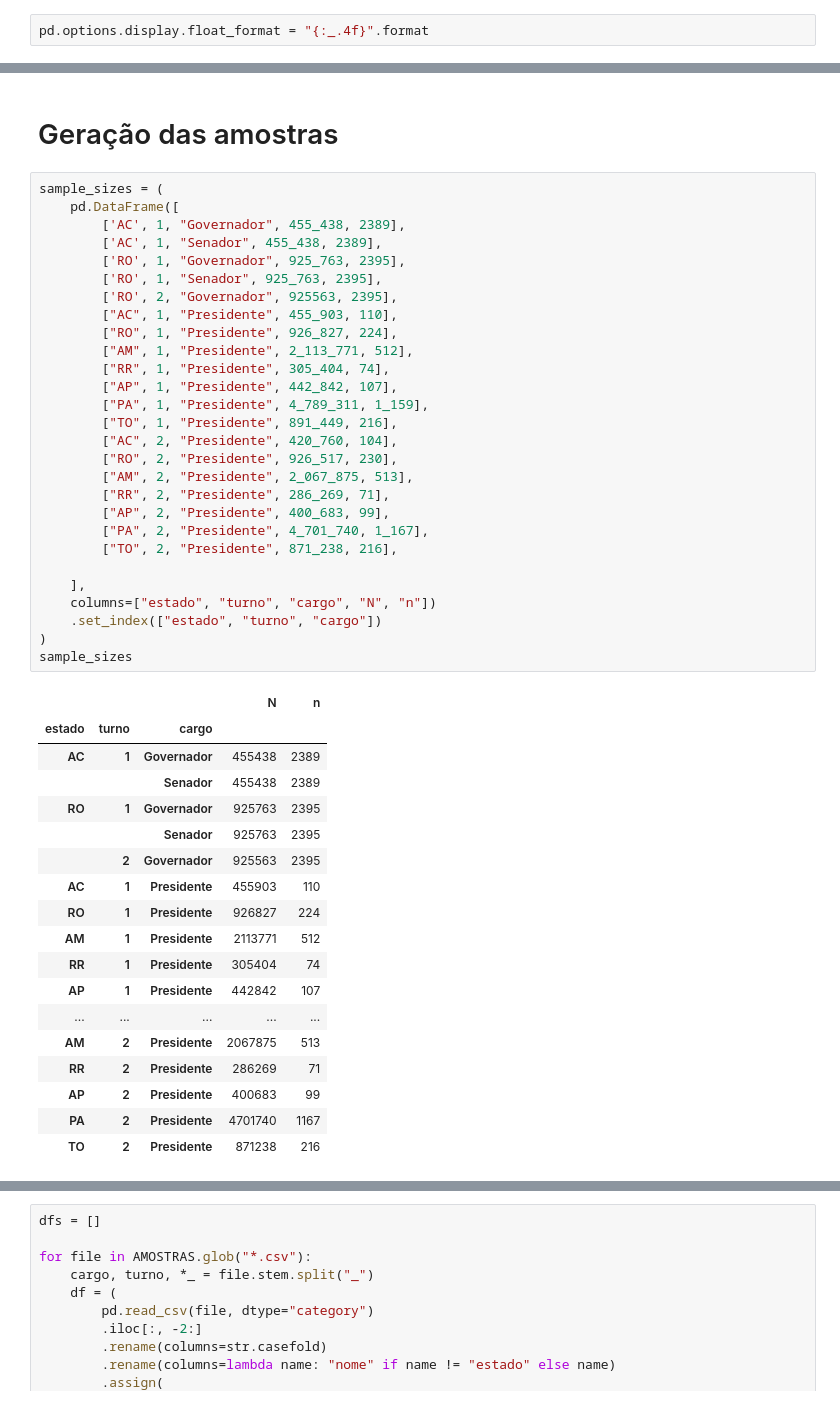
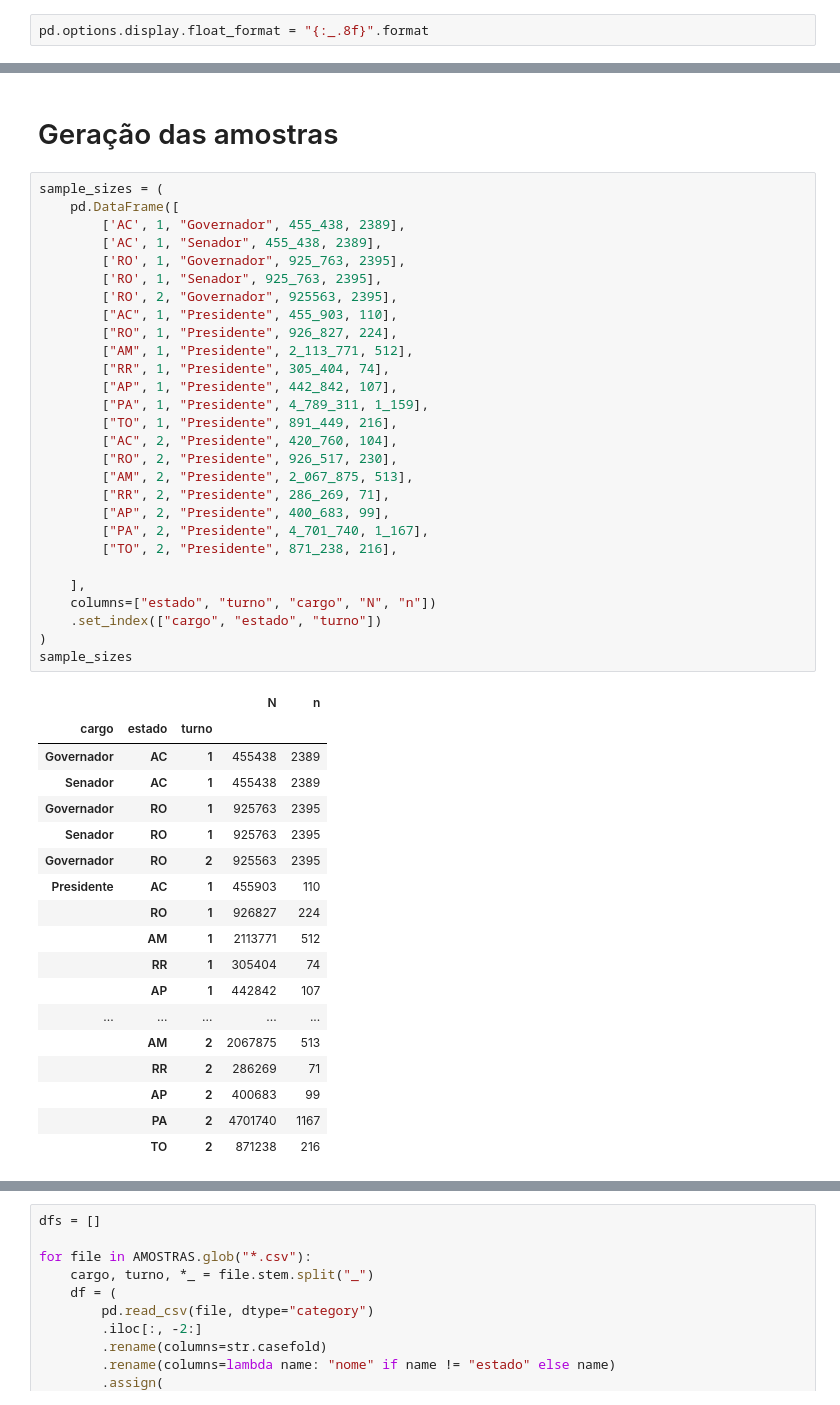
Before and after one commit to alinespereira/Pesquisa-Eleitoral---SME0807-2025S1-, a Jupyter notebook: proporcoes.ipynb, the cells around one changed output, grey strips where cells are left out. Cells and saved outputs as stored; diff of their text form.

```diff
--- a/proporcoes.ipynb
+++ b/proporcoes.ipynb
@@ -5,5 +6,5 @@ import pandas as pd
 # %%
-pd.options.display.float_format = "{:_.4f}".format
+pd.options.display.float_format = "{:_.8f}".format
 # %%
 DADOS: Path = Path(".").parent.resolve() / "data" / "raw"
 AMOSTRAS: Path = Path(".").parent.resolve() / "data" / "sample"
@@ -59,50 +64,50 @@ populacao = pd.concat(dfs).astype({
 # %%
 sample_sizes = (
     pd.DataFrame([
         ['AC', 1, "Governador", 455_438, 2389],
         ['AC', 1, "Senador", 455_438, 2389],
         ['RO', 1, "Governador", 925_763, 2395],
         ['RO', 1, "Senador", 925_763, 2395],
         ['RO', 2, "Governador", 925563, 2395],
         ["AC", 1, "Presidente", 455_903, 110],
         ["RO", 1, "Presidente", 926_827, 224],
         ["AM", 1, "Presidente", 2_113_771, 512],
         ["RR", 1, "Presidente", 305_404, 74],
         ["AP", 1, "Presidente", 442_842, 107],
         ["PA", 1, "Presidente", 4_789_311, 1_159],
         ["TO", 1, "Presidente", 891_449, 216],
         ["AC", 2, "Presidente", 420_760, 104],
         ["RO", 2, "Presidente", 926_517, 230],
         ["AM", 2, "Presidente", 2_067_875, 513],
         ["RR", 2, "Presidente", 286_269, 71],
         ["AP", 2, "Presidente", 400_683, 99],
         ["PA", 2, "Presidente", 4_701_740, 1_167],
         ["TO", 2, "Presidente", 871_238, 216],
 
     ],
     columns=["estado", "turno", "cargo", "N", "n"])
-    .set_index(["estado", "turno", "cargo"])
+    .set_index(["cargo", "estado", "turno"])
 )
 sample_sizes
 # %% [output]
 |  |  |  | N | n |
-| estado | turno | cargo |  |  |
-| AC | 1 | Governador | 455438 | 2389 |
-|  |  | Senador | 455438 | 2389 |
-| RO | 1 | Governador | 925763 | 2395 |
-|  |  | Senador | 925763 | 2395 |
-|  | 2 | Governador | 925563 | 2395 |
-| AC | 1 | Presidente | 455903 | 110 |
-| RO | 1 | Presidente | 926827 | 224 |
-| AM | 1 | Presidente | 2113771 | 512 |
-| RR | 1 | Presidente | 305404 | 74 |
-| AP | 1 | Presidente | 442842 | 107 |
+| cargo | estado | turno |  |  |
+| Governador | AC | 1 | 455438 | 2389 |
+| Senador | AC | 1 | 455438 | 2389 |
+| Governador | RO | 1 | 925763 | 2395 |
+| Senador | RO | 1 | 925763 | 2395 |
+| Governador | RO | 2 | 925563 | 2395 |
+| Presidente | AC | 1 | 455903 | 110 |
+|  | RO | 1 | 926827 | 224 |
+|  | AM | 1 | 2113771 | 512 |
+|  | RR | 1 | 305404 | 74 |
+|  | AP | 1 | 442842 | 107 |
 | ... | ... | ... | ... | ... |
-| AM | 2 | Presidente | 2067875 | 513 |
-| RR | 2 | Presidente | 286269 | 71 |
-| AP | 2 | Presidente | 400683 | 99 |
-| PA | 2 | Presidente | 4701740 | 1167 |
-| TO | 2 | Presidente | 871238 | 216 |
+|  | AM | 2 | 2067875 | 513 |
+|  | RR | 2 | 286269 | 71 |
+|  | AP | 2 | 400683 | 99 |
+|  | PA | 2 | 4701740 | 1167 |
+|  | TO | 2 | 871238 | 216 |
 # %%
 random_state = 789
 
```
Also changed, not shown: parts of 13 cells of this notebook.
